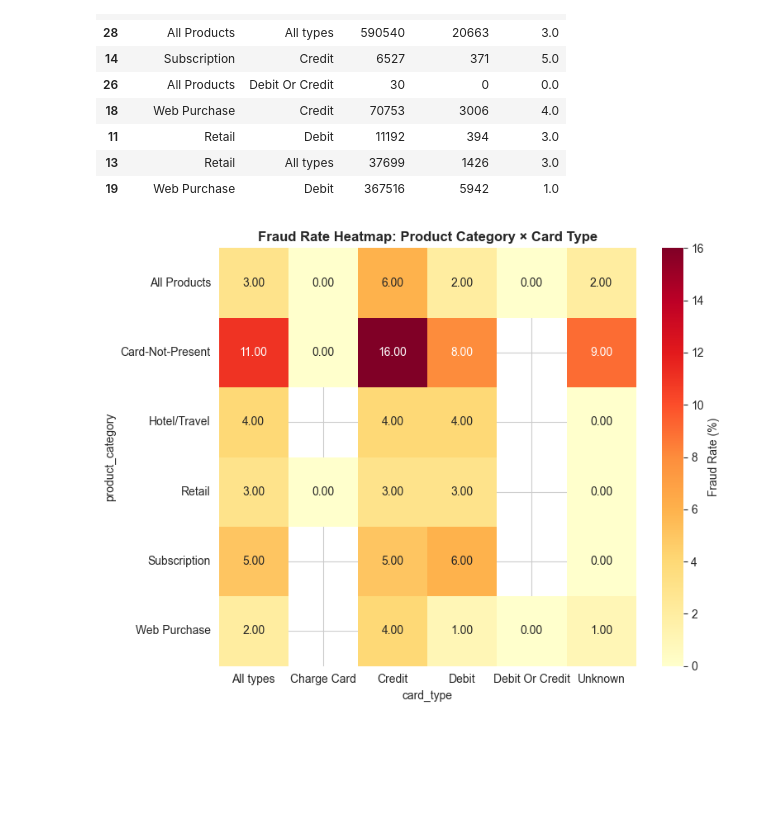
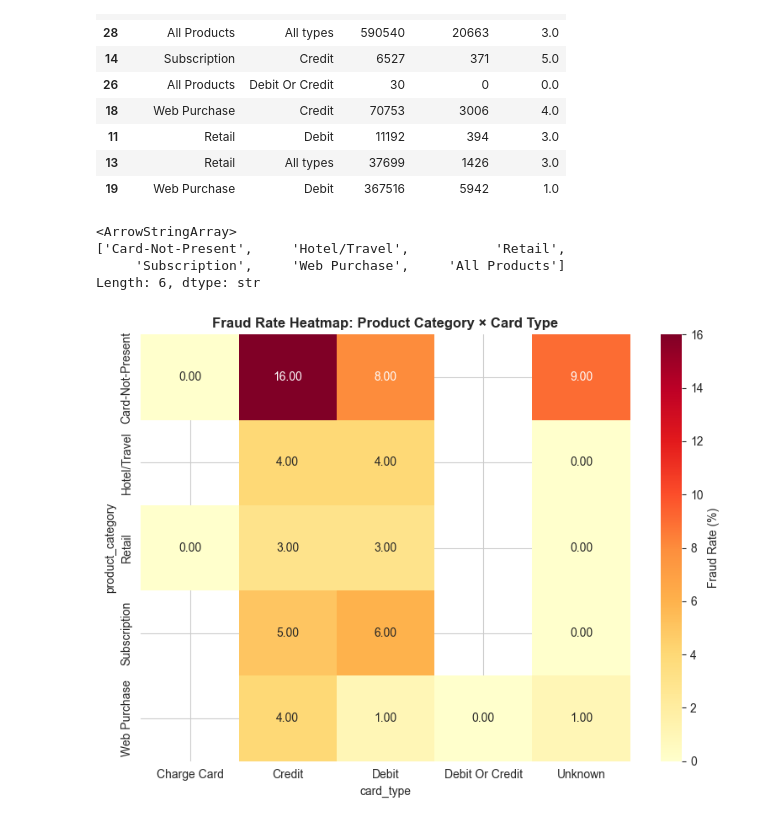
Before and after one commit to ShenbagaArunK/Credit-card-risk-analytics-sql-python, a Jupyter notebook: notebooks/02_phase1_fraud_landscape.ipynb, the cells around one changed output. Drawn from its saved outputs; the diff is of its cells as text; code cells hidden in the pictures; blank space fills up the shorter version.

```diff
--- a/notebooks/02_phase1_fraud_landscape.ipynb
+++ b/notebooks/02_phase1_fraud_landscape.ipynb
@@ -403,23 +403,30 @@ df6.sample(10)
 | 11 | Retail | Debit | 11192 | 394 | 3.0 |
 | 13 | Retail | All types | 37699 | 1426 | 3.0 |
 | 19 | Web Purchase | Debit | 367516 | 5942 | 1.0 |
+# %%
+df6["product_category"].unique()
+# %% [output]
+<ArrowStringArray>
+['Card-Not-Present',     'Hotel/Travel',           'Retail',
+     'Subscription',     'Web Purchase',     'All Products']
+Length: 6, dtype: str
 # %%
 # Filter to detail rows only (exclude subtotals)
-detail = df6[(df6['product_category'] != 'ALL PRODUCTS') &
-             (df6['card_type'] != 'ALL TYPES')]
+detail = df6[(df6['product_category'] != 'All Products') &
+             (df6['card_type'] != 'All types')]
 
 pivot = detail.pivot(index='product_category',
                      columns='card_type',
                      values='fraud_pct')
 
 fig, ax = plt.subplots(figsize=(8, 6))
 sns.heatmap(pivot, annot=True, fmt='.2f', cmap='YlOrRd',
             cbar_kws={'label': 'Fraud Rate (%)'}, ax=ax)
 ax.set_title('Fraud Rate Heatmap: Product Category × Card Type',
              fontsize=12, fontweight='bold')
 
 plt.tight_layout()
 plt.savefig('visuals/phase1_q6_heatmap.png', bbox_inches='tight')
 plt.show()
 # %% [output]
-[figure, old version]
+[figure, new version]
```
Also changed, not shown: parts of 1 cell of this notebook, 1 other file.
